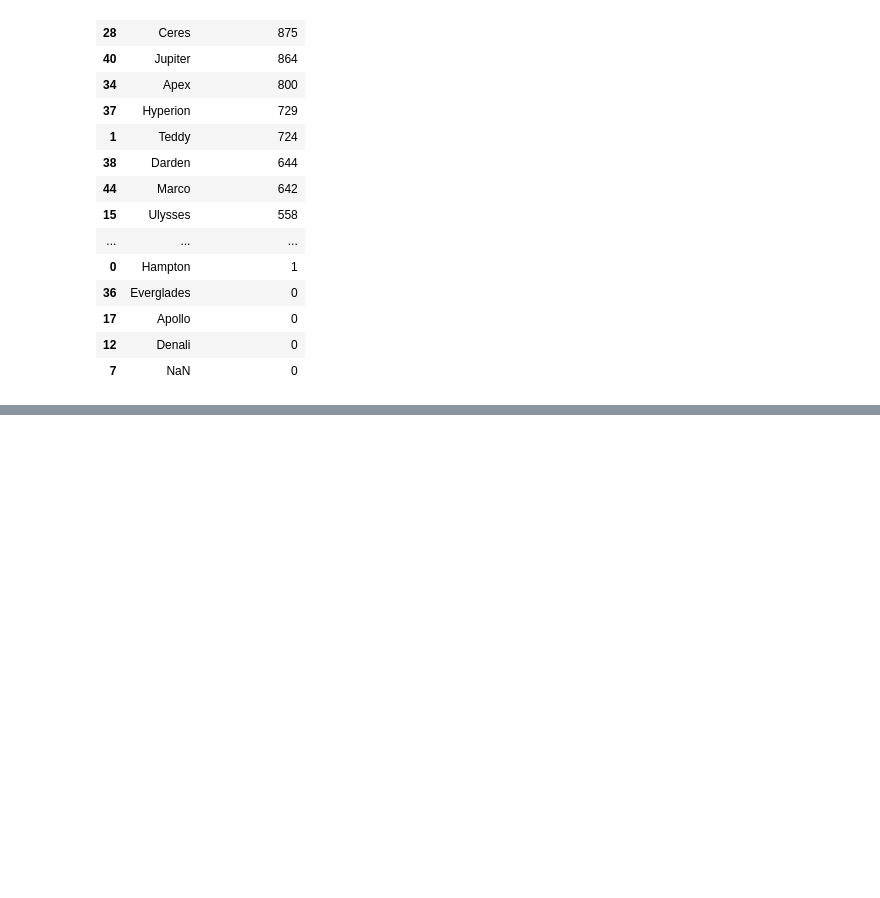
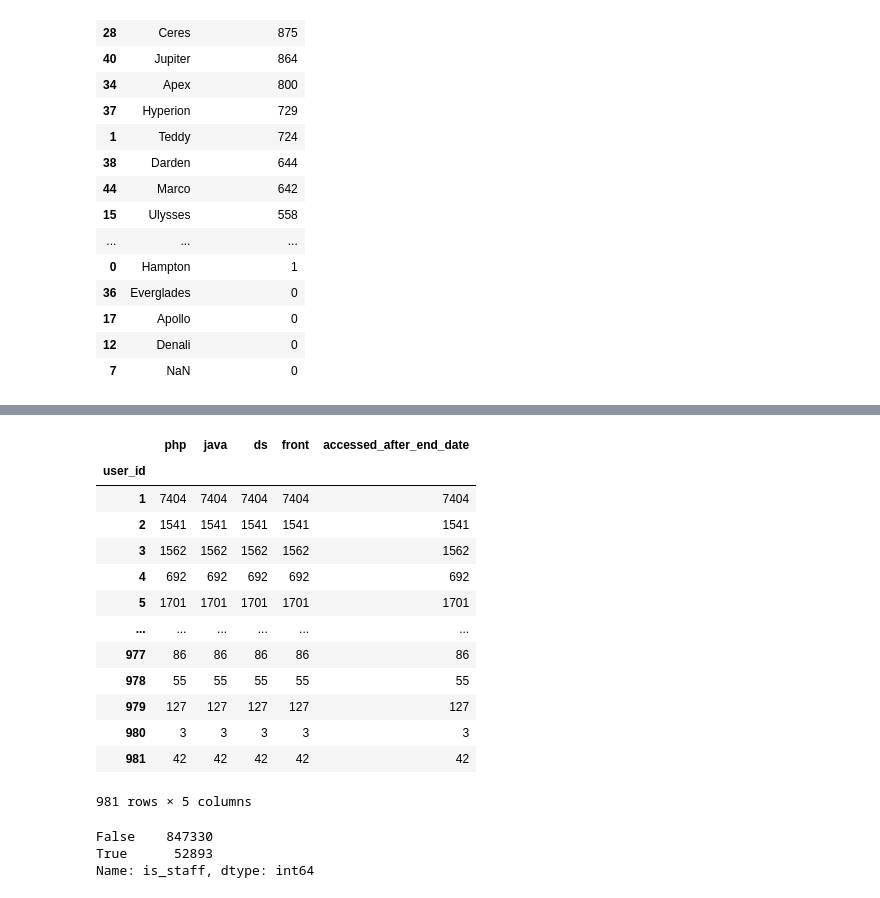
Before and after one commit to mdalton87/anomaly-detection-exercises, a Jupyter notebook: access_logs.ipynb, the cells around one changed output, grey strips where cells are left out. Saved outputs shown, nothing was run; the diff lists cells and outputs as text; code cells hidden in the pictures; blank space fills up the shorter version.

```diff
--- a/access_logs.ipynb
+++ b/access_logs.ipynb
@@ -190,8 +173,6 @@ prog_dummies.drop(columns=0, inplace=True)
 prog_dummies.columns = ['php','java','ds','front']
 # %%
 df = pd.concat([df, prog_dummies], axis=1)
-# %%
-df.drop(columns=['program_id'],inplace=True)
 # %%
 df.head()
 # %% [output]
@@ -216,0 +188,17 @@ df.head()
+# %%
+df.groupby('user_id')[['php','java','ds','front', 'accessed_after_end_date']].count()
+# %% [output]
+|  | php | java | ds | front | accessed_after_end_date |
+| user_id |  |  |  |  |  |
+| 1 | 7404 | 7404 | 7404 | 7404 | 7404 |
+| 2 | 1541 | 1541 | 1541 | 1541 | 1541 |
+| 3 | 1562 | 1562 | 1562 | 1562 | 1562 |
+| 4 | 692 | 692 | 692 | 692 | 692 |
+| 5 | 1701 | 1701 | 1701 | 1701 | 1701 |
+| ... | ... | ... | ... | ... | ... |
+| 977 | 86 | 86 | 86 | 86 | 86 |
+| 978 | 55 | 55 | 55 | 55 | 55 |
+| 979 | 127 | 127 | 127 | 127 | 127 |
+| 980 | 3 | 3 | 3 | 3 | 3 |
+| 981 | 42 | 42 | 42 | 42 | 42 |
+981 rows × 5 columns
@@ -216,0 +211,6 @@ df.head()
+# %%
+df.is_staff.value_counts()
+# %% [output]
+False    847330
+True      52893
+Name: is_staff, dtype: int64
```
Also changed, not shown: parts of 11 cells of this notebook, 2 other files.
